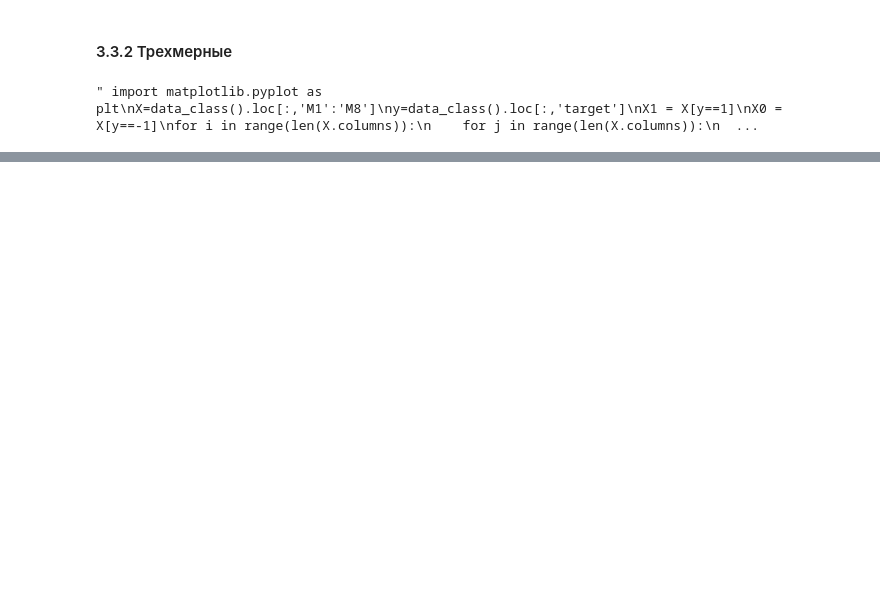
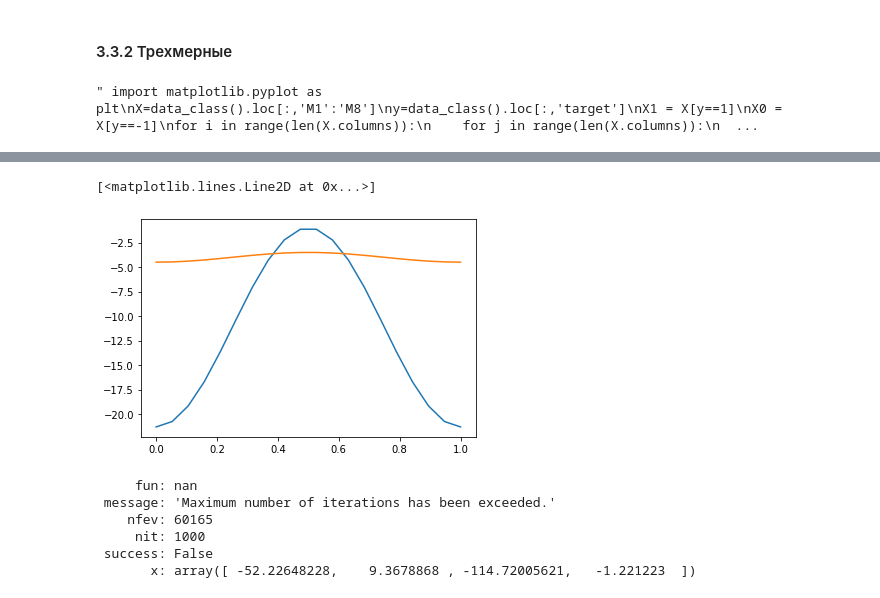
Before and after one commit to Breketov/MMPO, a Jupyter notebook: MMPO.ipynb, the cells around one changed output, grey strips where cells are left out. Drawn from its saved outputs; the diff is of its cells as text; code cells hidden in the pictures; blank space fills up the shorter version.

```diff
--- a/MMPO.ipynb
+++ b/MMPO.ipynb
@@ -505 +563,50 @@ abc
+# %%
+# График средней траектории
+import numpy as np
+import matplotlib.pyplot as plt
+
+t = np.linspace(0, 1, 20)
+xj = -11.1596 - 10.1579*np.cos(2*np.pi*t)
+xa = -4.0033 - 0.4988*np.cos(2*np.pi*t)
+
+plt.plot(t, xj)
+plt.plot(t, xa)
+# %% [output]
+[<matplotlib.lines.Line2D at 0x...>]
+[figure, added]
+# %%
+import pandas as pd
+import numpy as np
+from scipy.optimize import differential_evolution
+
+def F(L):
+   Aj = L[0]
+   Bj = L[1]
+   Aa = L[2]
+   Ba = L[3]
+   M1 = sigma1*(Aj + D)
+   M2 = -sigma2*(Aj + D + Bj/2)
+   M3 = -2*(np.pi*Bj)**2
+   M4 = -((Aj + D0)**2 + (Bj**2)/2)
+   M5 = sigma1*(Aa + D)
+   M6 = -sigma2*(Aa + D + Ba/2)
+   M7 = -2*(np.pi*Ba)**2
+   M8 = -((Aa + D0)**2 + (Ba**2)/2)
+   r = alpha_a*M5 + betta_a*M7 + delta_a*M8
+   s = gamma_a*M6
+   p = alpha_j*M1 + betta_j*M3 + delta_j*M4
+   q = gamma_j*M2
+   return -s - p - q + np.sqrt(4*r*p + (p + q - s)**2)
+
+L = np.array([-11.1596, -10.1579, -4.0033, -0.4988])
+
+N = differential_evolution(F, bounds=((-D, 0), (-min(L[0] + D, -L[0]), min(L[0] + D, -L[0])), (-D, 0), (-min(L[2] + D, -L[2]), min(L[2] + D, -L[2]))))
+N
+# %% [output]
+     fun: nan
+ message: 'Maximum number of iterations has been exceeded.'
+    nfev: 60165
+     nit: 1000
+ success: False
+       x: array([ -52.22648228,    9.3678868 , -114.72005621,   -1.221223  ])
 # %%
```
Also changed, not shown: parts of 15 cells of this notebook, 5 other files.
